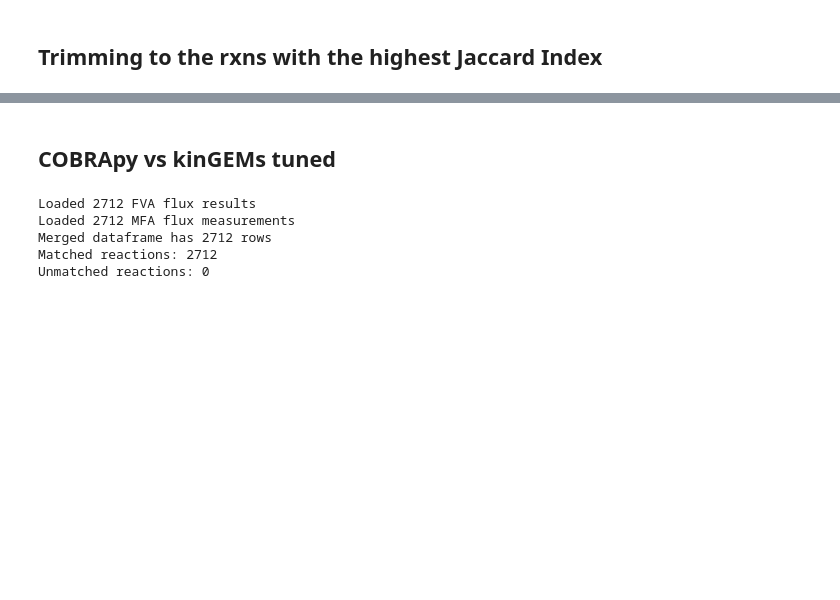
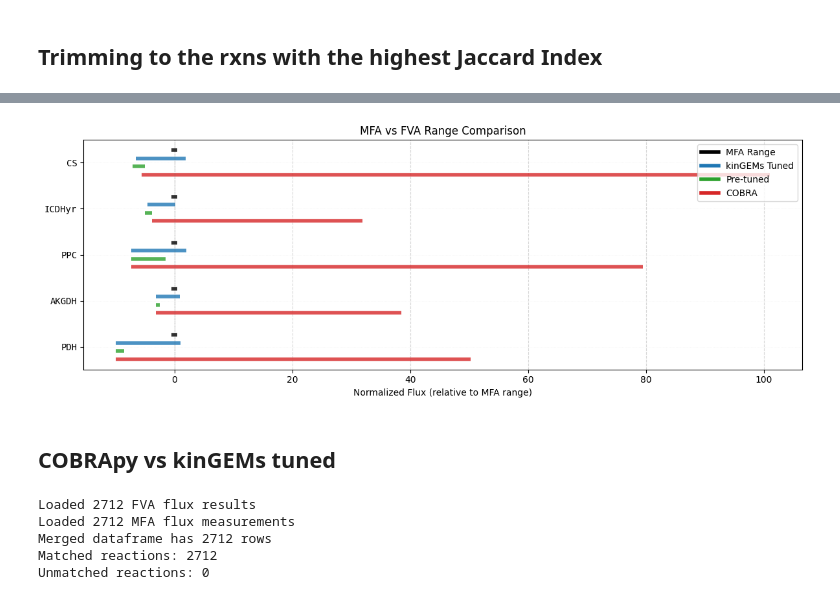
Before and after one commit to ranaabarghout/kinGEMs, a Jupyter notebook: notebooks/fluxomics_fva.ipynb, the cells around one changed output, grey strips where cells are left out. Drawn from its saved outputs; the diff is of its cells as text; code cells hidden in the pictures; blank space fills up the shorter version.

```diff
--- a/notebooks/fluxomics_fva.ipynb
+++ b/notebooks/fluxomics_fva.ipynb
@@ -181,3 +211,9 @@ plot_fva_mfa_comparison({'kinGEMs Tuned': df_tuned_fva_top, 'Pre-tuned': df_pre_
+# %%
+from kinGEMs.fluxomics_validation import plot_fva_mfa_comparison_normalized
+
+plot_fva_mfa_comparison_normalized({'kinGEMs Tuned': df_select_tuned, 'Pre-tuned': df_select_pre, 'COBRA': df_select_cobra})
+# %% [output]
+[figure, added]
 # %% [markdown]
 ## COBRApy vs kinGEMs tuned
 # %%
```
Also changed, not shown: parts of 11 cells of this notebook, 2 other files.
